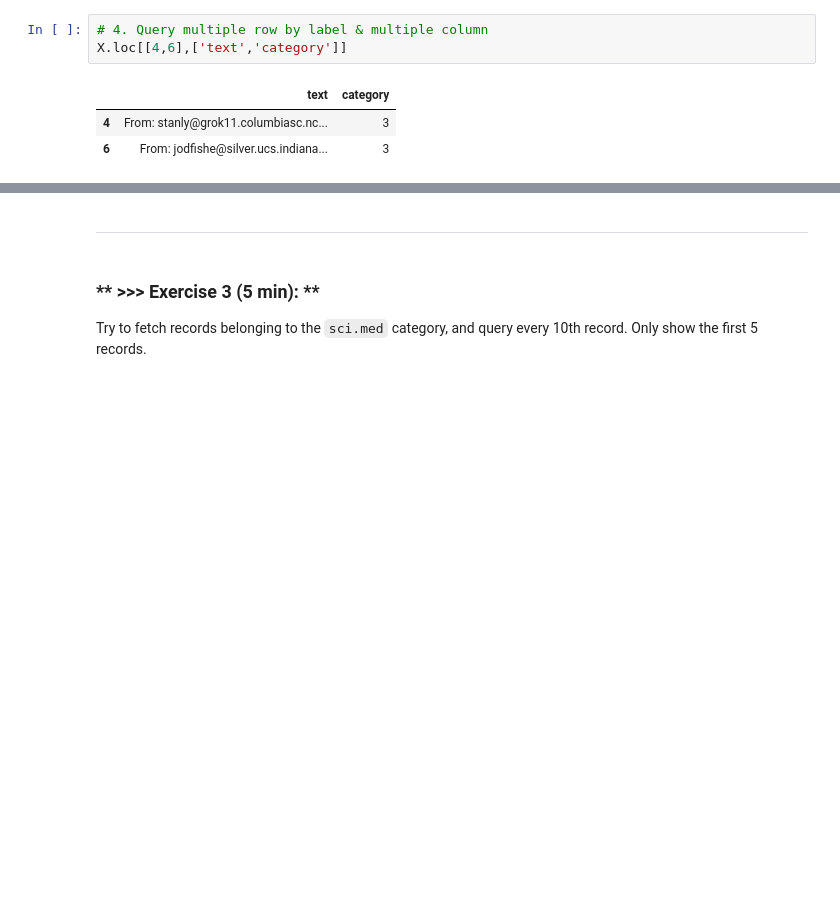
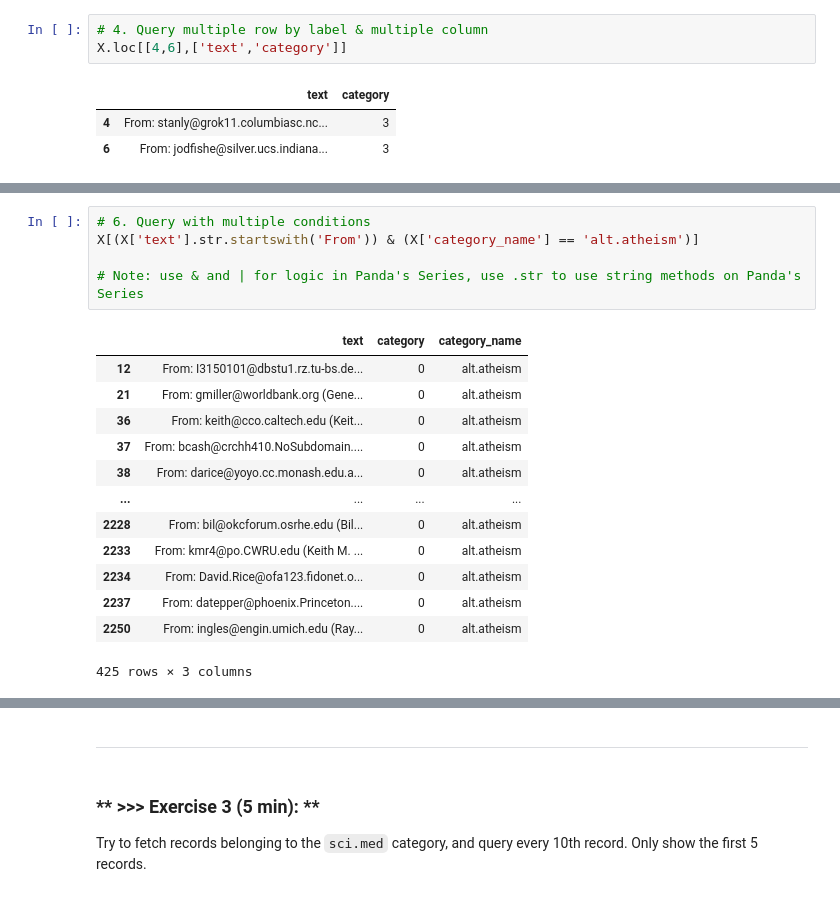
Before and after one commit to edwinsanjaya/DM2022-Lab1-Master, a Jupyter notebook: DM2022-Lab1-Master.ipynb, the cells around one changed output, grey strips where cells are left out. Saved outputs shown, nothing was run; the diff lists cells and outputs as text; blank space fills up the shorter version.

```diff
--- a/DM2022-Lab1-Master.ipynb
+++ b/DM2022-Lab1-Master.ipynb
@@ -411,0 +430,19 @@ X.loc[[4,6],['text','category']]
+# %%
+# 6. Query with multiple conditions
+X[(X['text'].str.startswith('From')) & (X['category_name'] == 'alt.atheism')]
+
+# Note: use & and | for logic in Panda's Series, use .str to use string methods on Panda's Series
+# %% [output]
+|  | text | category | category_name |
+| 12 | From: I3150101@dbstu1.rz.tu-bs.de... | 0 | alt.atheism |
+| 21 | From: gmiller@worldbank.org (Gene... | 0 | alt.atheism |
+| 36 | From: keith@cco.caltech.edu (Keit... | 0 | alt.atheism |
+| 37 | From: bcash@crchh410.NoSubdomain.... | 0 | alt.atheism |
+| 38 | From: darice@yoyo.cc.monash.edu.a... | 0 | alt.atheism |
+| ... | ... | ... | ... |
+| 2228 | From: bil@okcforum.osrhe.edu (Bil... | 0 | alt.atheism |
+| 2233 | From: kmr4@po.CWRU.edu (Keith M. ... | 0 | alt.atheism |
+| 2234 | From: David.Rice@ofa123.fidonet.o... | 0 | alt.atheism |
+| 2237 | From: datepper@phoenix.Princeton.... | 0 | alt.atheism |
+| 2250 | From: ingles@engin.umich.edu (Ray... | 0 | alt.atheism |
+425 rows × 3 columns
```
Also changed, not shown: parts of 7 cells of this notebook.
